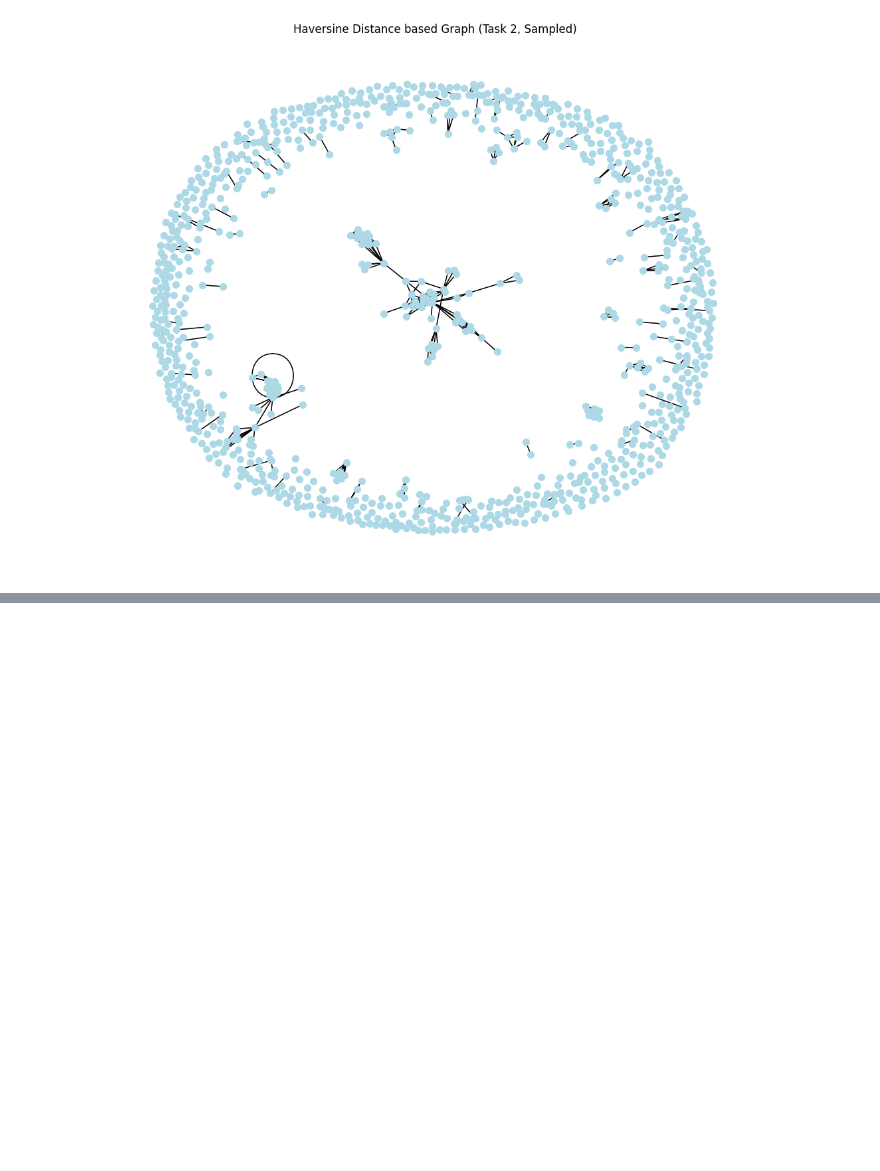
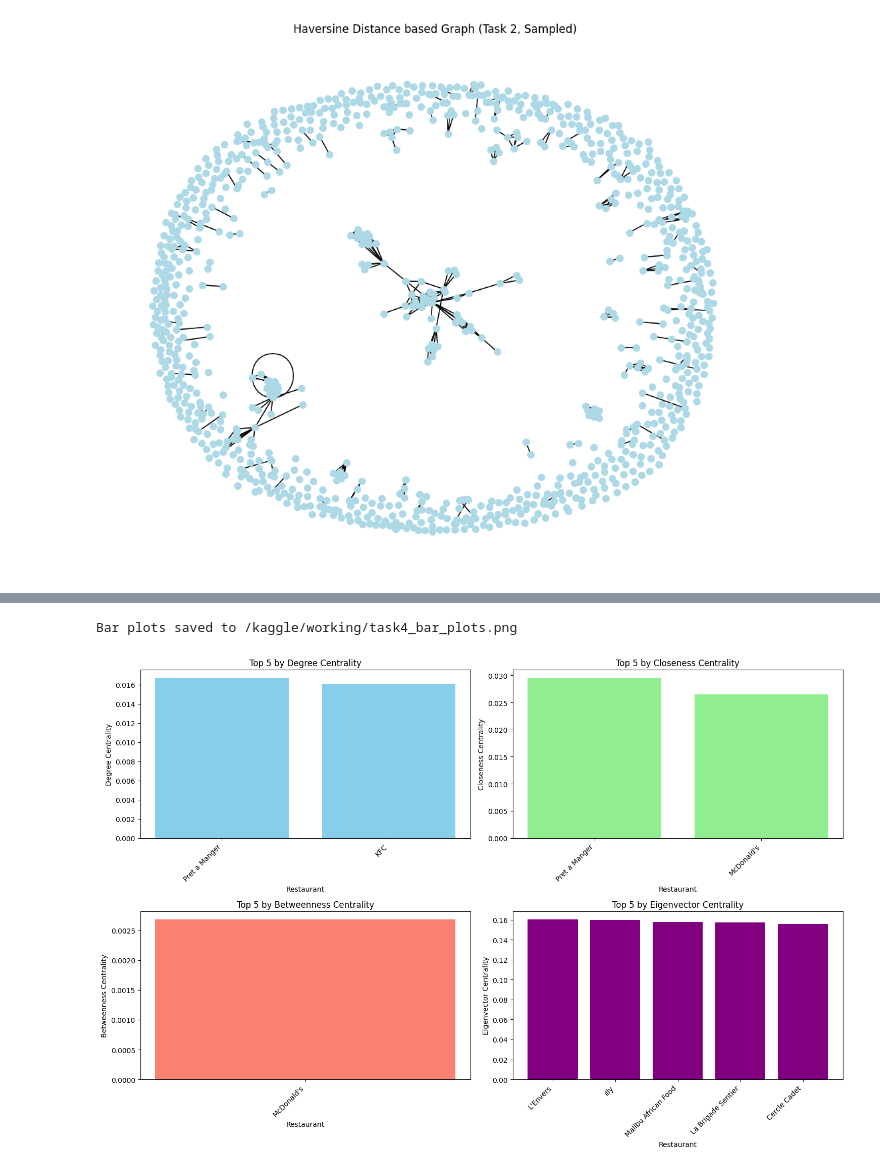
Before and after one commit to Marwa-Khan/TripAdvisor-European-restaurants, a Jupyter notebook: data-preprocessing.ipynb, the cells around one changed output, grey strips where cells are left out. Saved outputs shown, nothing was run; the diff lists cells and outputs as text; code cells hidden in the pictures; blank space fills up the shorter version.

```diff
--- a/data-preprocessing.ipynb
+++ b/data-preprocessing.ipynb
@@ -789,0 +1040,18 @@ Matplotlib visualization displayed
+# %%
+# Step 4: Rank top restaurants
+top_degree = centrality_df.sort_values('degree_centrality', ascending=False).head(5)
+top_closeness = centrality_df.sort_values('closeness_centrality', ascending=False).head(5)
+top_betweenness = centrality_df.sort_values('betweenness_centrality', ascending=False).head(5)
+top_eigenvector = centrality_df.sort_values('eigenvector_centrality', ascending=False).head(5)
+
+print("\nTop 5 Restaurants by Degree Centrality:")
+print(top_degree[['restaurant_name', 'degree_centrality', 'city', 'cuisines']])
+
+print("\nTop 5 Restaurants by Closeness Centrality:")
+print(top_closeness[['restaurant_name', 'closeness_centrality', 'city', 'cuisines']])
+
+print("\nTop 5 Restaurants by Betweenness Centrality:")
+print(top_betweenness[['restaurant_name', 'betweenness_centrality', 'city', 'cuisines']])
+
+print("\nTop 5 Restaurants by Eigenvector Centrality:")
+print(top_eigenvector[['restaurant_name', 'eigenvector_centrality', 'city', 'cuisines']])
@@ -789,0 +1139,42 @@ Matplotlib visualization displayed
+# %%
+# Step 6: Visualize centrality scores (Matplotlib)
+plt.figure(figsize=(15, 10))
+
+# Degree centrality
+plt.subplot(2, 2, 1)
+plt.bar(top_degree['restaurant_name'], top_degree['degree_centrality'], color='skyblue')
+plt.title('Top 5 by Degree Centrality')
+plt.xlabel('Restaurant')
+plt.ylabel('Degree Centrality')
+plt.xticks(rotation=45, ha='right')
+
+# Closeness centrality
+plt.subplot(2, 2, 2)
+plt.bar(top_closeness['restaurant_name'], top_closeness['closeness_centrality'], color='lightgreen')
+plt.title('Top 5 by Closeness Centrality')
+plt.xlabel('Restaurant')
+plt.ylabel('Closeness Centrality')
+plt.xticks(rotation=45, ha='right')
+
+# Betweenness centrality
+plt.subplot(2, 2, 3)
+plt.bar(top_betweenness['restaurant_name'], top_betweenness['betweenness_centrality'], color='salmon')
+plt.title('Top 5 by Betweenness Centrality')
+plt.xlabel('Restaurant')
+plt.ylabel('Betweenness Centrality')
+plt.xticks(rotation=45, ha='right')
+
+# Eigenvector centrality
+plt.subplot(2, 2, 4)
+plt.bar(top_eigenvector['restaurant_name'], top_eigenvector['eigenvector_centrality'], color='purple')
+plt.title('Top 5 by Eigenvector Centrality')
+plt.xlabel('Restaurant')
+plt.ylabel('Eigenvector Centrality')
+plt.xticks(rotation=45, ha='right')
+
+plt.tight_layout()
+plt.savefig('/kaggle/working/task4_bar_plots.png')
+print("Bar plots saved to /kaggle/working/task4_bar_plots.png")
+# %% [output]
+Bar plots saved to /kaggle/working/task4_bar_plots.png
+[figure, added]
```
Also changed, not shown: parts of 18 cells of this notebook.
